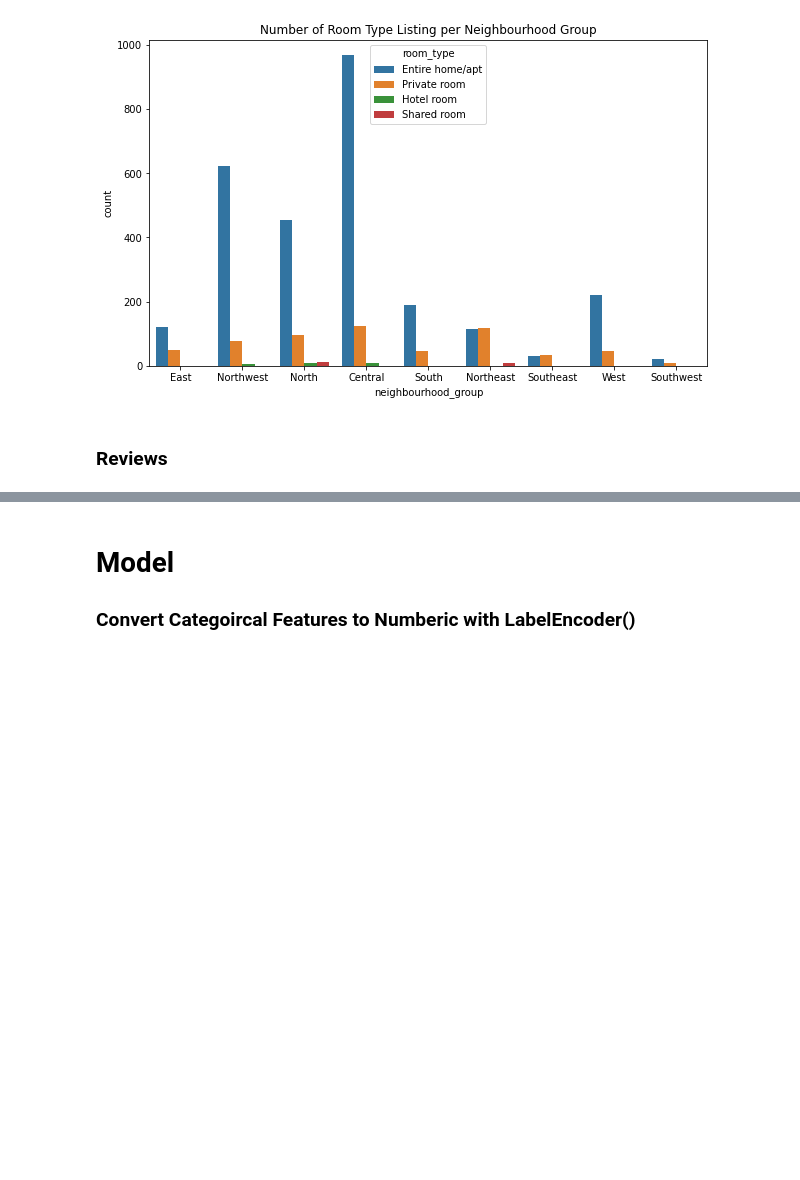
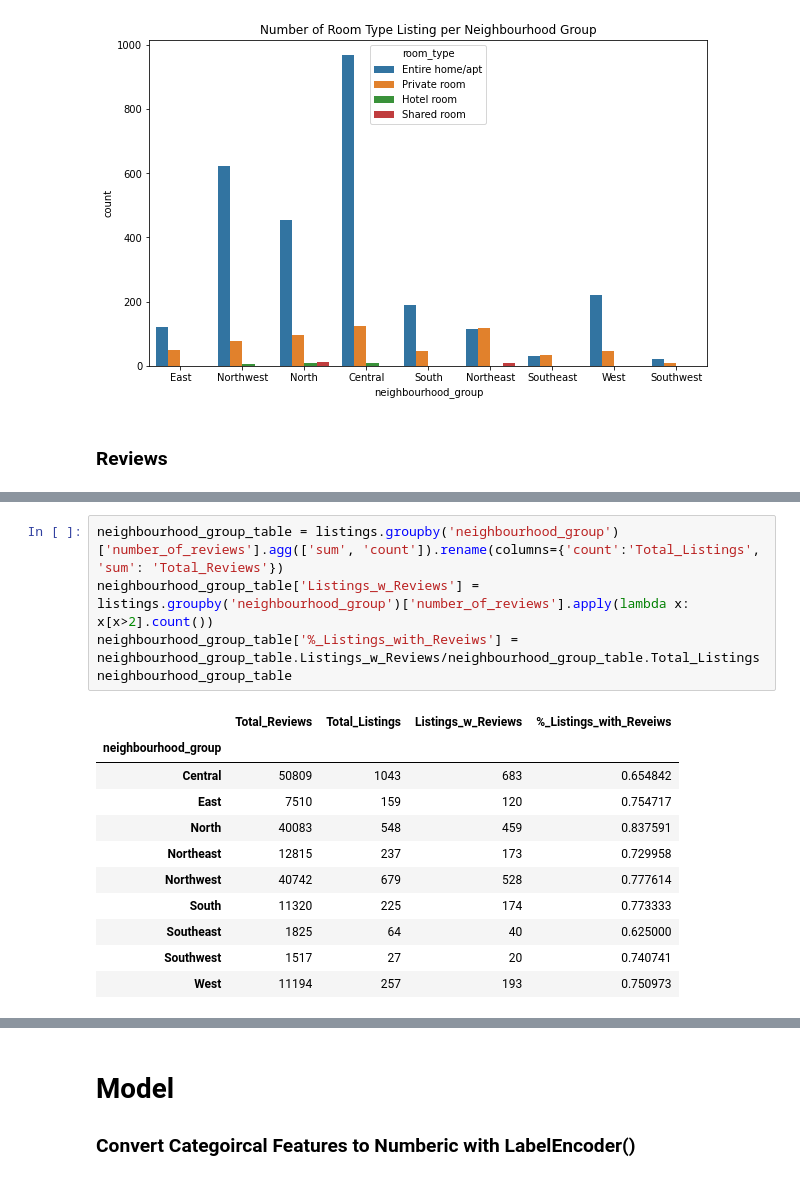
Before and after one commit to jeniscool/tools2-final-project, a Jupyter notebook: final_project_notebook.ipynb, the cells around one changed output, grey strips where cells are left out. Saved outputs shown, nothing was run; the diff lists cells and outputs as text; blank space fills up the shorter version.

```diff
--- a/final_project_notebook.ipynb
+++ b/final_project_notebook.ipynb
@@ -484,0 +461,17 @@ sns.countplot(x=listings["review_scores_location"].dropna(),color='b', ax=axs[2,
+# %%
+neighbourhood_group_table = listings.groupby('neighbourhood_group')['number_of_reviews'].agg(['sum', 'count']).rename(columns={'count':'Total_Listings', 'sum': 'Total_Reviews'})
+neighbourhood_group_table['Listings_w_Reviews'] = listings.groupby('neighbourhood_group')['number_of_reviews'].apply(lambda x: x[x>2].count())
+neighbourhood_group_table['%_Listings_with_Reveiws'] = neighbourhood_group_table.Listings_w_Reviews/neighbourhood_group_table.Total_Listings
+neighbourhood_group_table
+# %% [output]
+|  | Total_Reviews | Total_Listings | Listings_w_Reviews | %_Listings_with_Reveiws |
+| neighbourhood_group |  |  |  |  |
+| Central | 50809 | 1043 | 683 | 0.654842 |
+| East | 7510 | 159 | 120 | 0.754717 |
+| North | 40083 | 548 | 459 | 0.837591 |
+| Northeast | 12815 | 237 | 173 | 0.729958 |
+| Northwest | 40742 | 679 | 528 | 0.777614 |
+| South | 11320 | 225 | 174 | 0.773333 |
+| Southeast | 1825 | 64 | 40 | 0.625000 |
+| Southwest | 1517 | 27 | 20 | 0.740741 |
+| West | 11194 | 257 | 193 | 0.750973 |
```
Also changed, not shown: parts of 16 cells of this notebook.
